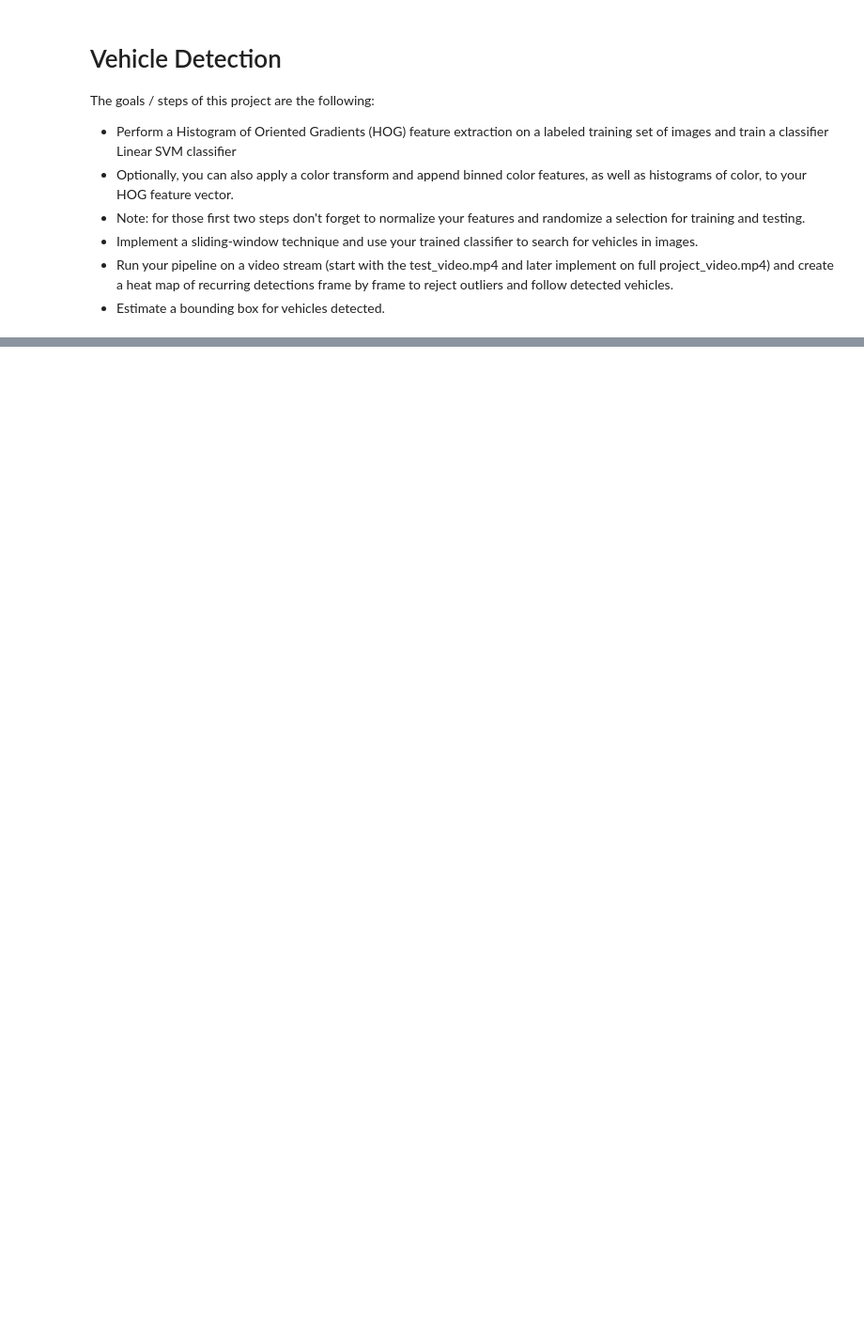
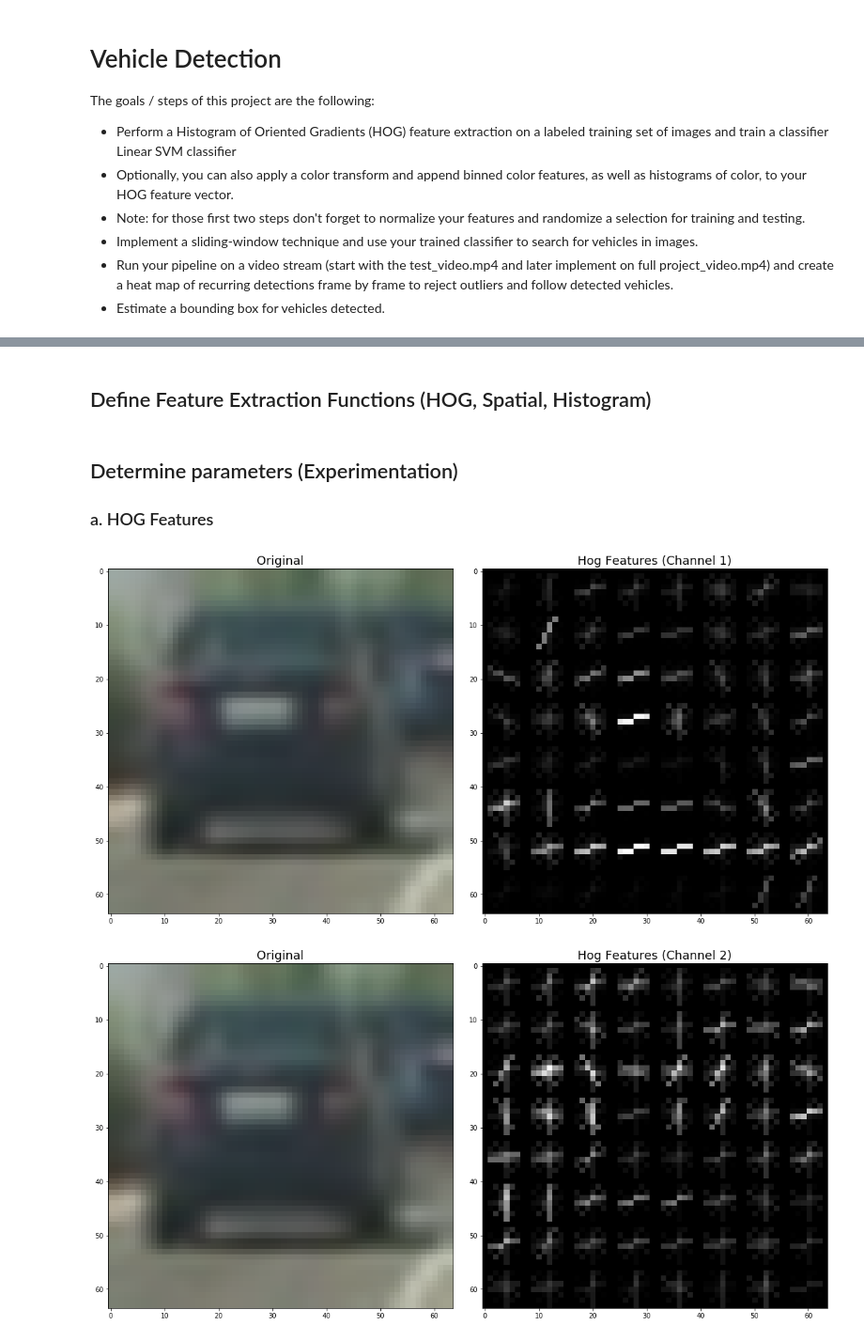
Before and after one commit to mkoehnke/CarND-Vehicle-Detection, a Jupyter notebook: Vehilce-Detection.ipynb, the cells around one changed output, grey strips where cells are left out. Shown at 94% size. Saved outputs shown, nothing was run; the diff lists cells and outputs as text; code cells hidden in the pictures; blank space fills up the shorter version.

```diff
--- a/Vehilce-Detection.ipynb
+++ b/Vehilce-Detection.ipynb
@@ -43,0 +58,2 @@ show_images(car_image, noncar_image, 'Car', 'Non Car')
+# %% [markdown]
+## Define Feature Extraction Functions (HOG, Spatial, Histogram)
@@ -43,0 +217,18 @@ show_images(car_image, noncar_image, 'Car', 'Non Car')
+# %% [markdown]
+## Determine parameters (Experimentation)
+
+### a. HOG Features
+# %%
+example_rgb_image = car_image
+example_ycrcb_image = cv2.cvtColor(car_image, cv2.COLOR_RGB2YCrCb)
+
+hog_features_ch1, hog_image_ch1 = get_hog_features(example_ycrcb_image[:,:,0], orient, pix_per_cell, cell_per_block, vis=True, feature_vec=True)
+hog_features_ch2, hog_image_ch2 = get_hog_features(example_ycrcb_image[:,:,1], orient, pix_per_cell, cell_per_block, vis=True, feature_vec=True)
+hog_features_ch3, hog_image_ch3 = get_hog_features(example_ycrcb_image[:,:,2], orient, pix_per_cell, cell_per_block, vis=True, feature_vec=True)
+
+show_images(car_image, hog_image_ch1, 'Original', 'Hog Features (Channel 1)')
+show_images(car_image, hog_image_ch2, 'Original', 'Hog Features (Channel 2)')
+show_images(car_image, hog_image_ch3, 'Original', 'Hog Features (Channel 3)')
+# %% [output]
+[figure, added]
+[figure, added]
```
Also changed, not shown: parts of 34 cells of this notebook, 1 other file.
